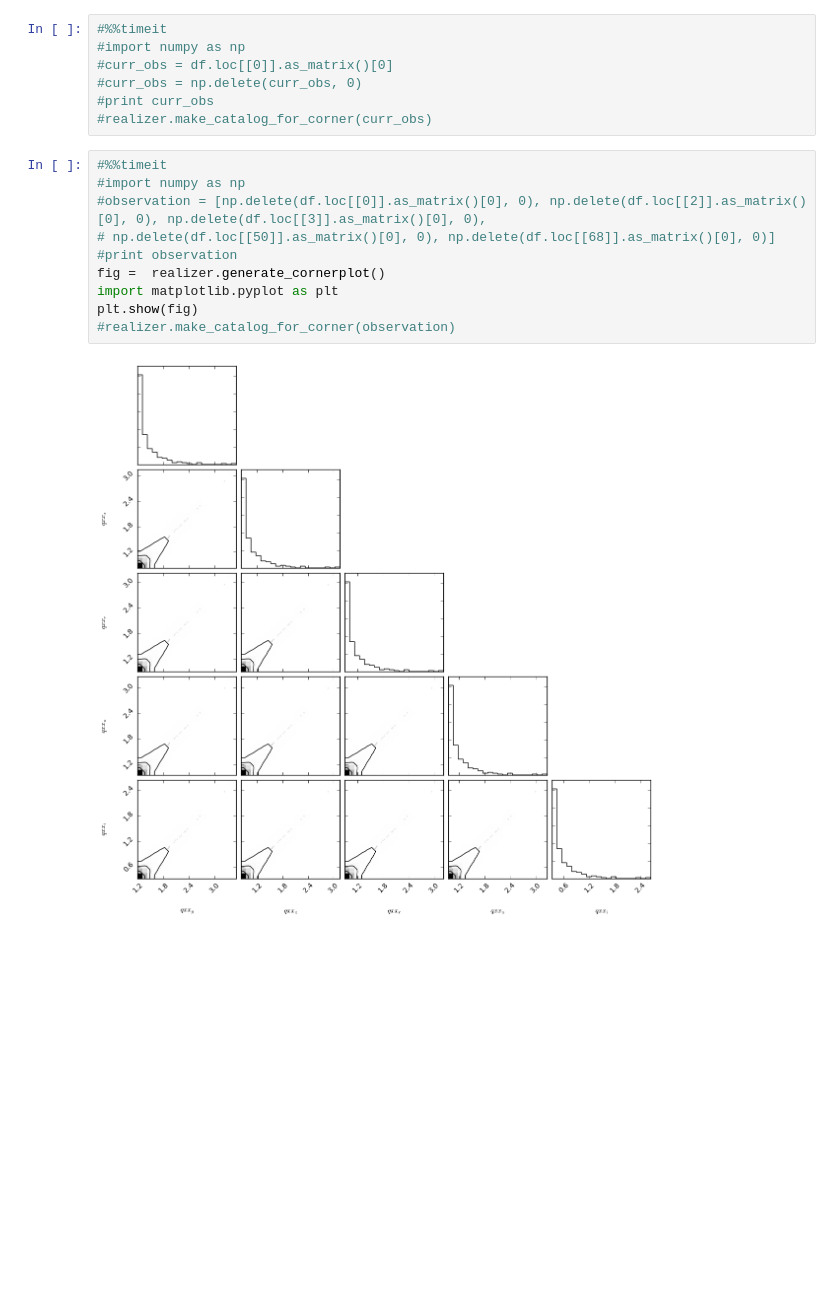
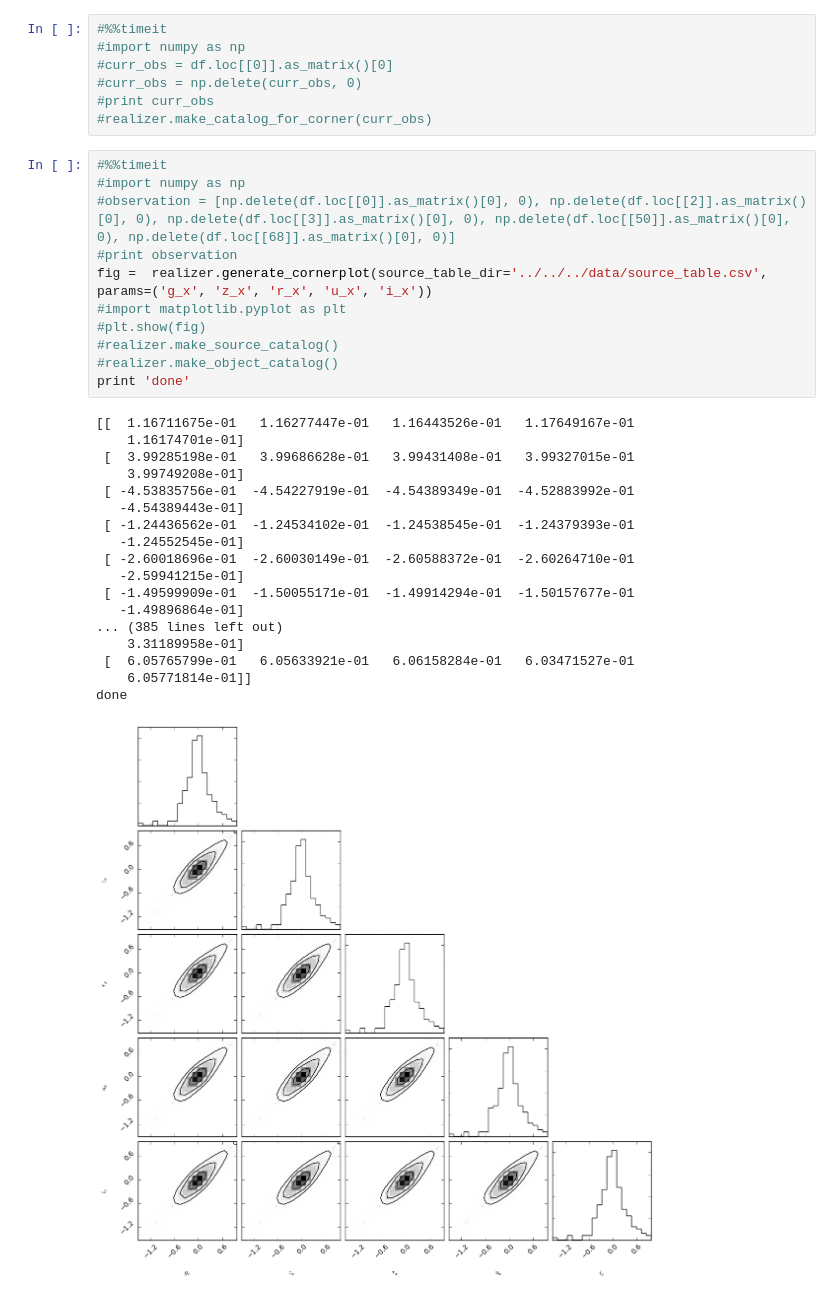
Before and after one commit to jiwoncpark/SLRealizer, a Jupyter notebook: python/desc/slrealizer/Cornerplot_test.ipynb, the cells around one changed output. Saved outputs shown, nothing was run; the diff lists cells and outputs as text; blank space fills up the shorter version.

```diff
--- a/python/desc/slrealizer/Cornerplot_test.ipynb
+++ b/python/desc/slrealizer/Cornerplot_test.ipynb
@@ -52,12 +43,30 @@ realizer = desc.slrealizer.SLRealizer(catalog=db, observation="../../../data/twi
 # %%
 #%%timeit
 #import numpy as np
-#observation = [np.delete(df.loc[[0]].as_matrix()[0], 0), np.delete(df.loc[[2]].as_matrix()[0], 0), np.delete(df.loc[[3]].as_matrix()[0], 0),
-# np.delete(df.loc[[50]].as_matrix()[0], 0), np.delete(df.loc[[68]].as_matrix()[0], 0)]
+#observation = [np.delete(df.loc[[0]].as_matrix()[0], 0), np.delete(df.loc[[2]].as_matrix()[0], 0), np.delete(df.loc[[3]].as_matrix()[0], 0), np.delete(df.loc[[50]].as_matrix()[0], 0), np.delete(df.loc[[68]].as_matrix()[0], 0)]
 #print observation
-fig =  realizer.generate_cornerplot()
-import matplotlib.pyplot as plt
-plt.show(fig)
-#realizer.make_catalog_for_corner(observation)
+fig =  realizer.generate_cornerplot(source_table_dir='../../../data/source_table.csv', params=('g_x', 'z_x', 'r_x', 'u_x', 'i_x'))
+#import matplotlib.pyplot as plt
+#plt.show(fig)
+#realizer.make_source_catalog()
+#realizer.make_object_catalog()
+print 'done'
 # %% [output]
+[[  1.16711675e-01   1.16277447e-01   1.16443526e-01   1.17649167e-01
+    1.16174701e-01]
+ [  3.99285198e-01   3.99686628e-01   3.99431408e-01   3.99327015e-01
+    3.99749208e-01]
+ [ -4.53835756e-01  -4.54227919e-01  -4.54389349e-01  -4.52883992e-01
+   -4.54389443e-01]
+ [ -1.24436562e-01  -1.24534102e-01  -1.24538545e-01  -1.24379393e-01
+   -1.24552545e-01]
+ [ -2.60018696e-01  -2.60030149e-01  -2.60588372e-01  -2.60264710e-01
+   -2.59941215e-01]
+ [ -1.49599909e-01  -1.50055171e-01  -1.49914294e-01  -1.50157677e-01
+   -1.49896864e-01]
+... (385 lines left out)
+    3.31189958e-01]
+ [  6.05765799e-01   6.05633921e-01   6.06158284e-01   6.03471527e-01
+    6.05771814e-01]]
+done
-[figure, old version]
+[figure, new version]
```
Also changed, not shown: parts of 1 cell of this notebook, 4 other files.
